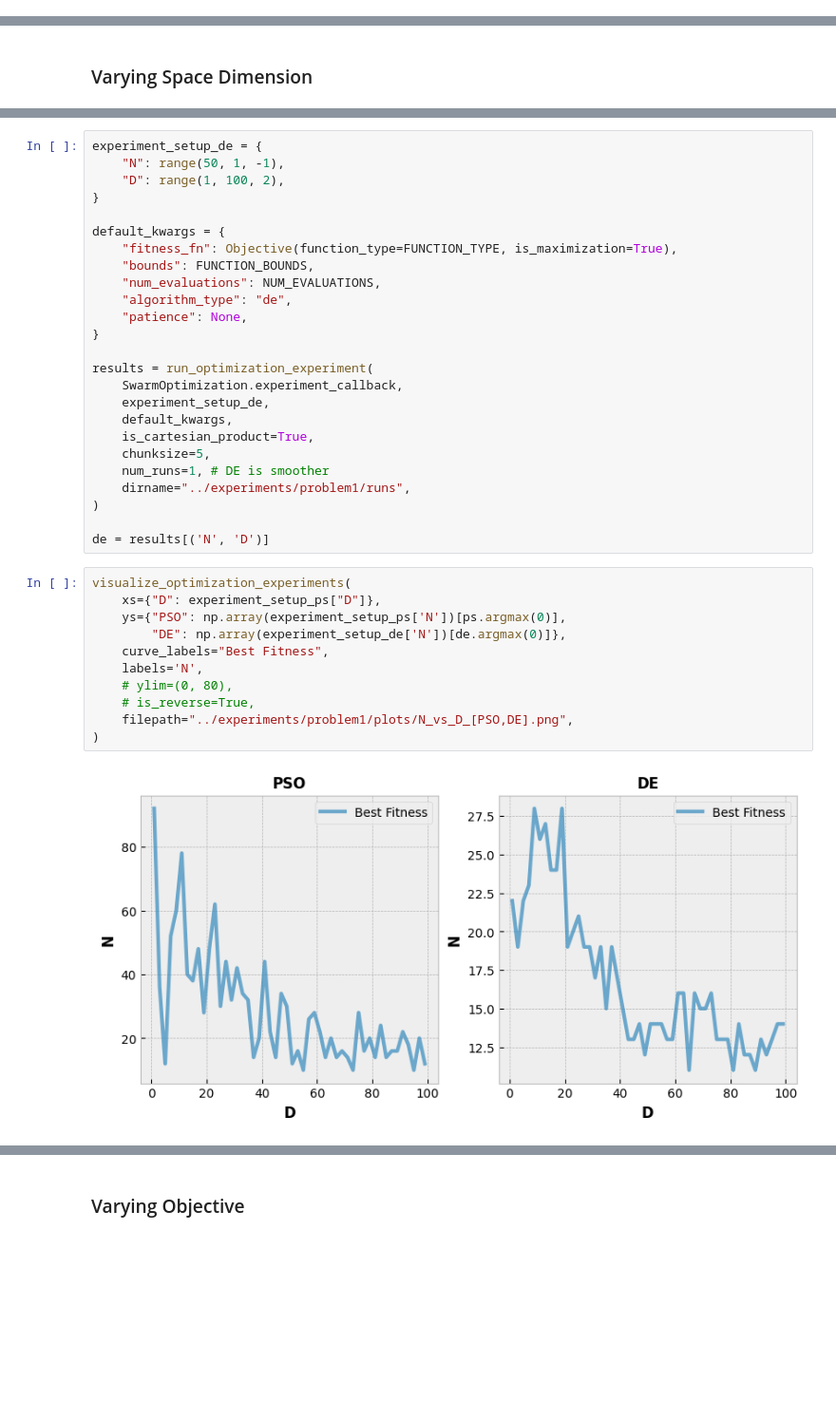
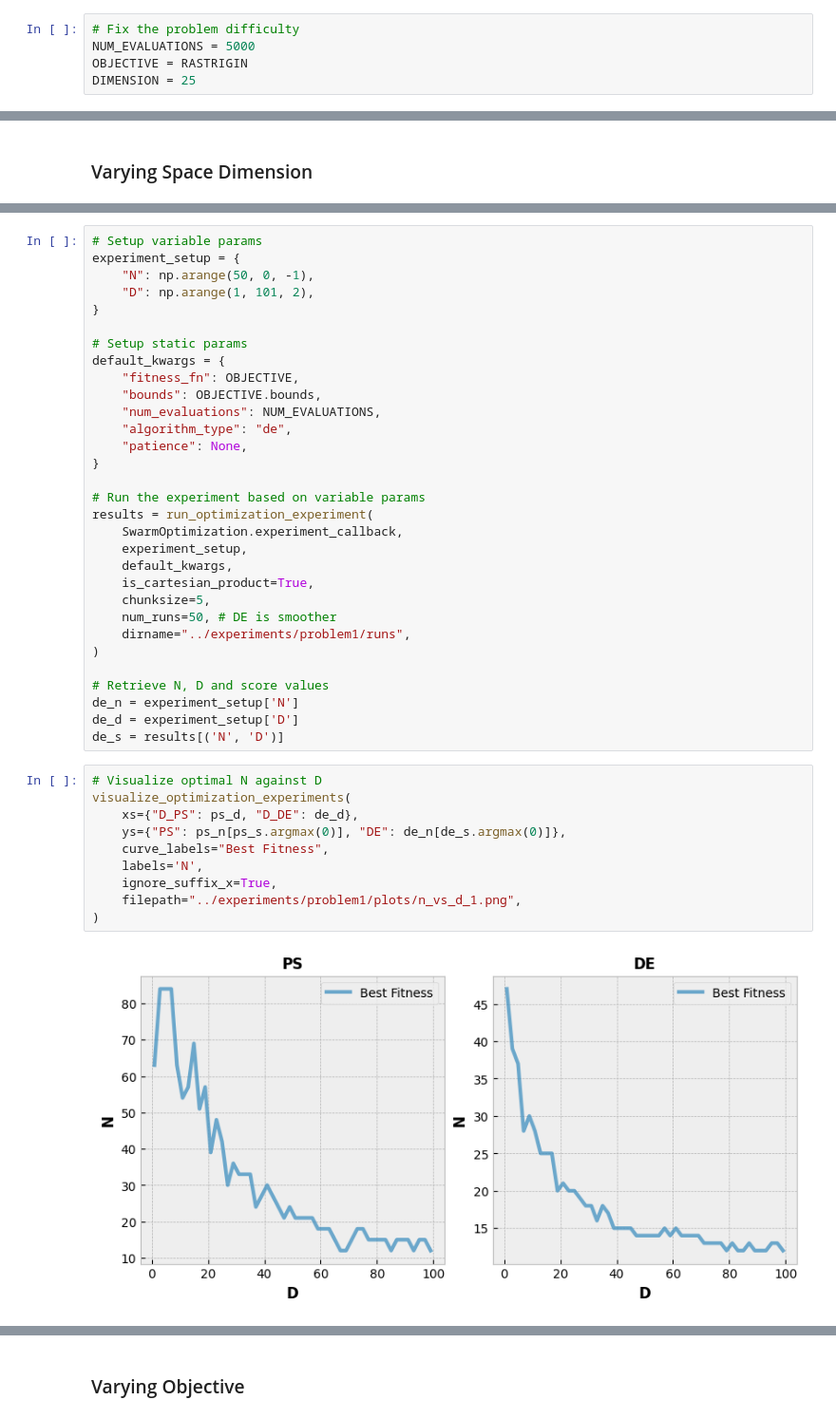
Before and after one commit to mantasu/nat2324, a Jupyter notebook: notebooks/problem1.ipynb, the cells around one changed output, grey strips where cells are left out. Shown at 95% size. Saved outputs shown, nothing was run; the diff lists cells and outputs as text; blank space fills up the shorter version.

```diff
--- a/notebooks/problem1.ipynb
+++ b/notebooks/problem1.ipynb
@@ -38,3 +38,8 @@ FUNCTION_BOUNDS = (-5.12, 5.12)
+# %%
+# Fix the problem difficulty
+NUM_EVALUATIONS = 5000
+OBJECTIVE = RASTRIGIN
+DIMENSION = 25
 # %% [markdown]
 ## Question (a)
 # %% [markdown]
@@ -172,39 +155,44 @@ ps = results[('N', 'D')]
 # %%
-experiment_setup_de = {
-    "N": range(50, 1, -1),
-    "D": range(1, 100, 2),
+# Setup variable params
+experiment_setup = {
+    "N": np.arange(50, 0, -1),
+    "D": np.arange(1, 101, 2),
 }
 
+# Setup static params
 default_kwargs = {
-    "fitness_fn": Objective(function_type=FUNCTION_TYPE, is_maximization=True),
-    "bounds": FUNCTION_BOUNDS,
+    "fitness_fn": OBJECTIVE,
+    "bounds": OBJECTIVE.bounds,
     "num_evaluations": NUM_EVALUATIONS,
     "algorithm_type": "de",
     "patience": None,
 }
 
+# Run the experiment based on variable params
 results = run_optimization_experiment(
     SwarmOptimization.experiment_callback,
-    experiment_setup_de,
+    experiment_setup,
     default_kwargs,
     is_cartesian_product=True,
     chunksize=5,
-    num_runs=1, # DE is smoother
+    num_runs=50, # DE is smoother
     dirname="../experiments/problem1/runs",
 )
 
-de = results[('N', 'D')]
+# Retrieve N, D and score values
+de_n = experiment_setup['N']
+de_d = experiment_setup['D']
+de_s = results[('N', 'D')]
 # %%
+# Visualize optimal N against D
 visualize_optimization_experiments(
-    xs={"D": experiment_setup_ps["D"]},
-    ys={"PSO": np.array(experiment_setup_ps['N'])[ps.argmax(0)],
-        "DE": np.array(experiment_setup_de['N'])[de.argmax(0)]},
+    xs={"D_PS": ps_d, "D_DE": de_d},
+    ys={"PS": ps_n[ps_s.argmax(0)], "DE": de_n[de_s.argmax(0)]},
     curve_labels="Best Fitness",
     labels='N',
-    # ylim=(0, 80),
-    # is_reverse=True,
-    filepath="../experiments/problem1/plots/N_vs_D_[PSO,DE].png",
+    ignore_suffix_x=True,
+    filepath="../experiments/problem1/plots/n_vs_d_1.png",
 )
 # %% [output]
-[figure, old version]
+[figure, new version]
 # %%
```
Also changed, not shown: parts of 45 cells of this notebook, 4 other files.
